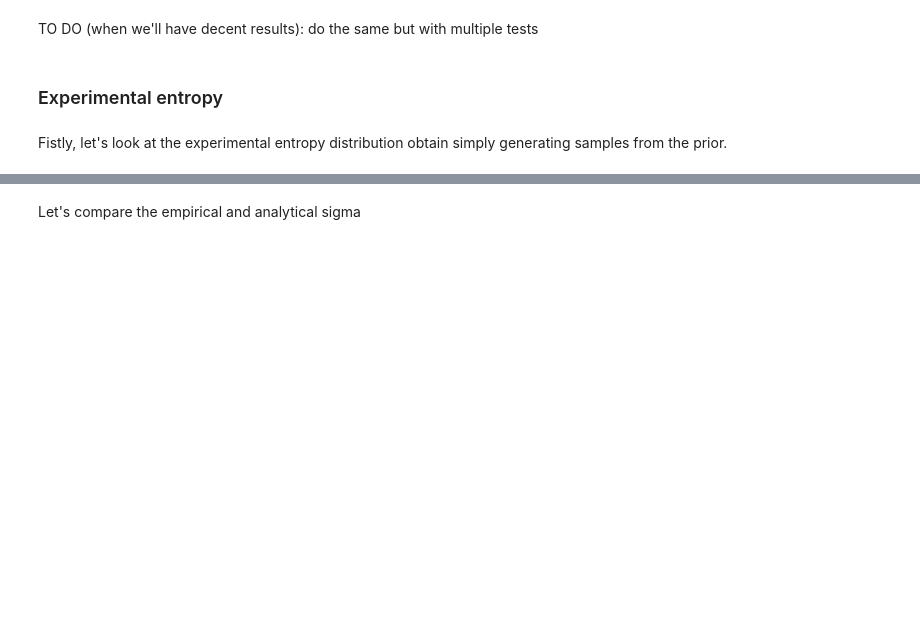
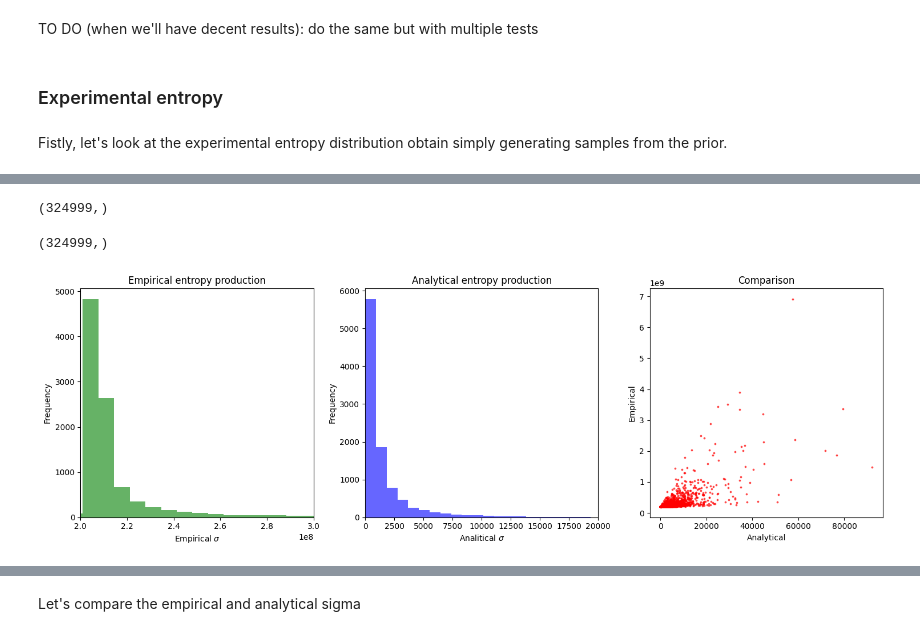
Before and after one commit to jacopocarotenuto/SBI_RedBloodCells, a Jupyter notebook: Code/Notebooks/results.ipynb, the cells around one changed output, grey strips where cells are left out. Drawn from its saved outputs; the diff is of its cells as text; code cells hidden in the pictures; blank space fills up the shorter version.

Commit message:
sigmas_distributions

```diff
--- a/Code/Notebooks/results.ipynb
+++ b/Code/Notebooks/results.ipynb
@@ -491,7 +455,7 @@ for i in tqdm(range(n_sim//n_batch)):
     x_trace, y_trace, f_trace = Simulator_noGPU(dt, DeltaT, TotalT, theta)
 
     # Compute the empirical entropy production
-    _, _, _, emp_sigma = ComputeEmpiricalEntropy(x_trace, y_trace, f_trace, theta, n_batch, tnice)
+    _, _, _, emp_sigma = ComputeEmpiricalEntropy(x_trace, y_trace, f_trace, theta, n_batch, DeltaT)
     emp_sigma_from_prior = np.concatenate((emp_sigma_from_prior, emp_sigma))
 
     # Compute the analytical entropy production
@@ -506,5 +472,18 @@ Computing 10000 simulations in 100 batches
+# %%
+x_trace[0][1:].shape
+# %% [output]
+(324999,)
+# %%
+x_trace[0][:-1].shape
+# %% [output]
+(324999,)
 # %%
-action = "load"
+import os
+
+if not os.path.exists('data'):
+    os.makedirs('data')
+
+action = "save"
 
 if action == "save":
     with open("data/sigma_from_prior.pkl", 'wb') as f:
@@ -528,20 +507,23 @@ if action == "load":
 # %%
 # do a figure with 3 subplots, 1 hist for empirical, 1 for analytical, 1 for the difference
 fig, ax = plt.subplots(1, 3, figsize=(15, 5))
-ax[0].hist(emp_sigma_from_prior, bins=int(np.sqrt(len(emp_sigma_from_prior))), alpha=0.6, color='g')
-ax[0].set_xlim(0,1e12)
+ax[0].hist(emp_sigma_from_prior, bins=int(1e3),alpha=0.6, color='g')
+ax[0].set_xlim(2e8, 0.3e9)
 ax[0].set_title("Empirical entropy production")
 ax[0].set_xlabel(r"Empirical $\sigma$")
 ax[0].set_ylabel("Frequency")
-ax[1].hist(sigma_from_prior, bins=int(np.sqrt(len(sigma_from_prior))), alpha=0.6, color='b')
-ax[1].set_xlim(0, 2e4)
+ax[1].hist(sigma_from_prior, bins=int(np.sqrt(len(sigma_from_prior))),alpha=0.6, color='b')
+
 ax[1].set_title("Analytical entropy production")
 ax[1].set_xlabel(r"Analitical $\sigma$")
 ax[1].set_ylabel("Frequency")
+ax[1].set_xlim(0, 2e4)
 ax[2].scatter(sigma_from_prior, emp_sigma_from_prior, alpha=0.6, color='r', s=3)
 ax[2].set_title("Comparison")
 ax[2].set_xlabel("Analytical")
 ax[2].set_ylabel("Empirical")
 plt.tight_layout()
+# %% [output]
+[figure, added]
 # %%
 plt.hist(emp_sigma_from_prior, bins=int(1e3), density=True)
```
Also changed, not shown: parts of 17 cells of this notebook, 6 other files.
